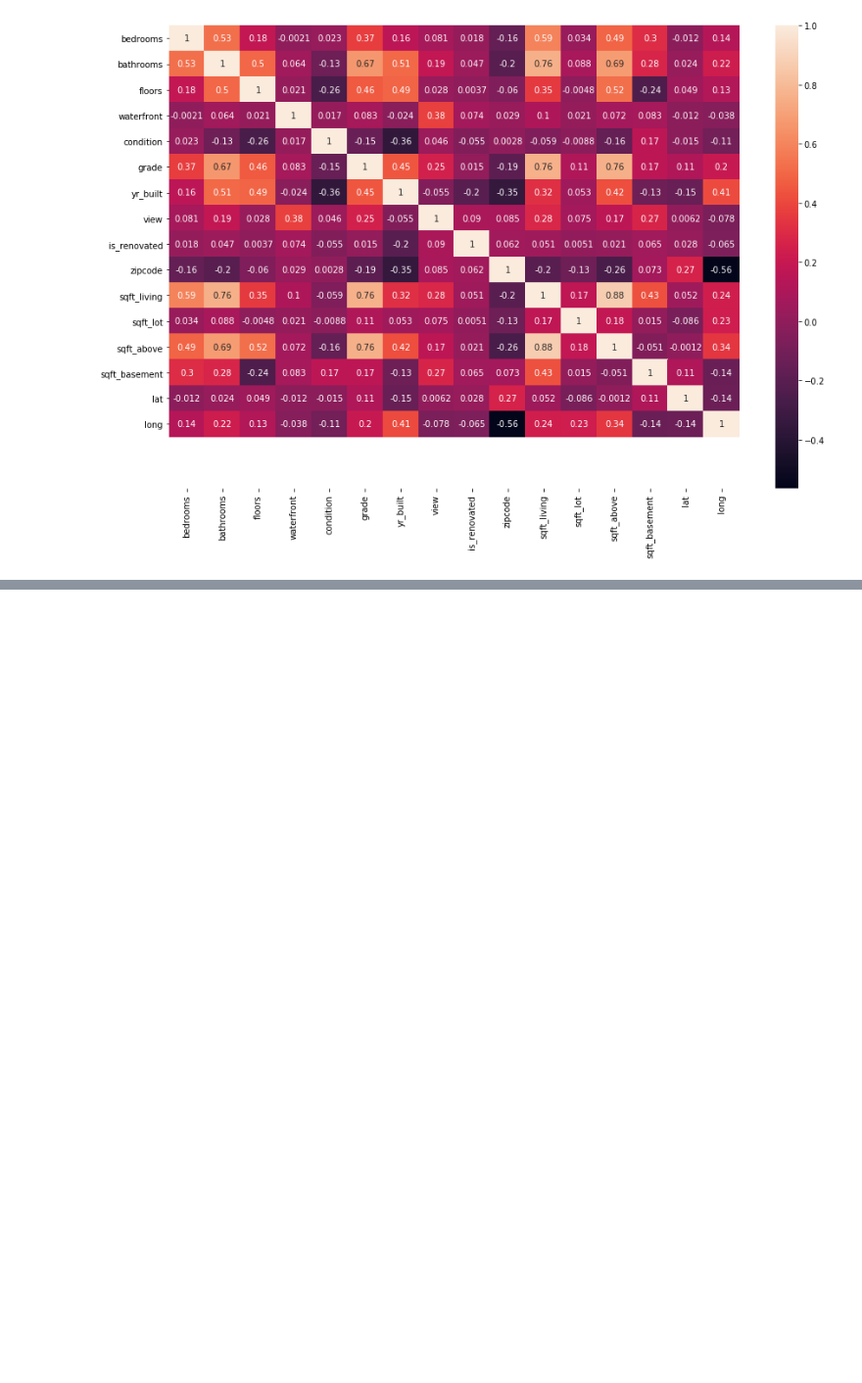
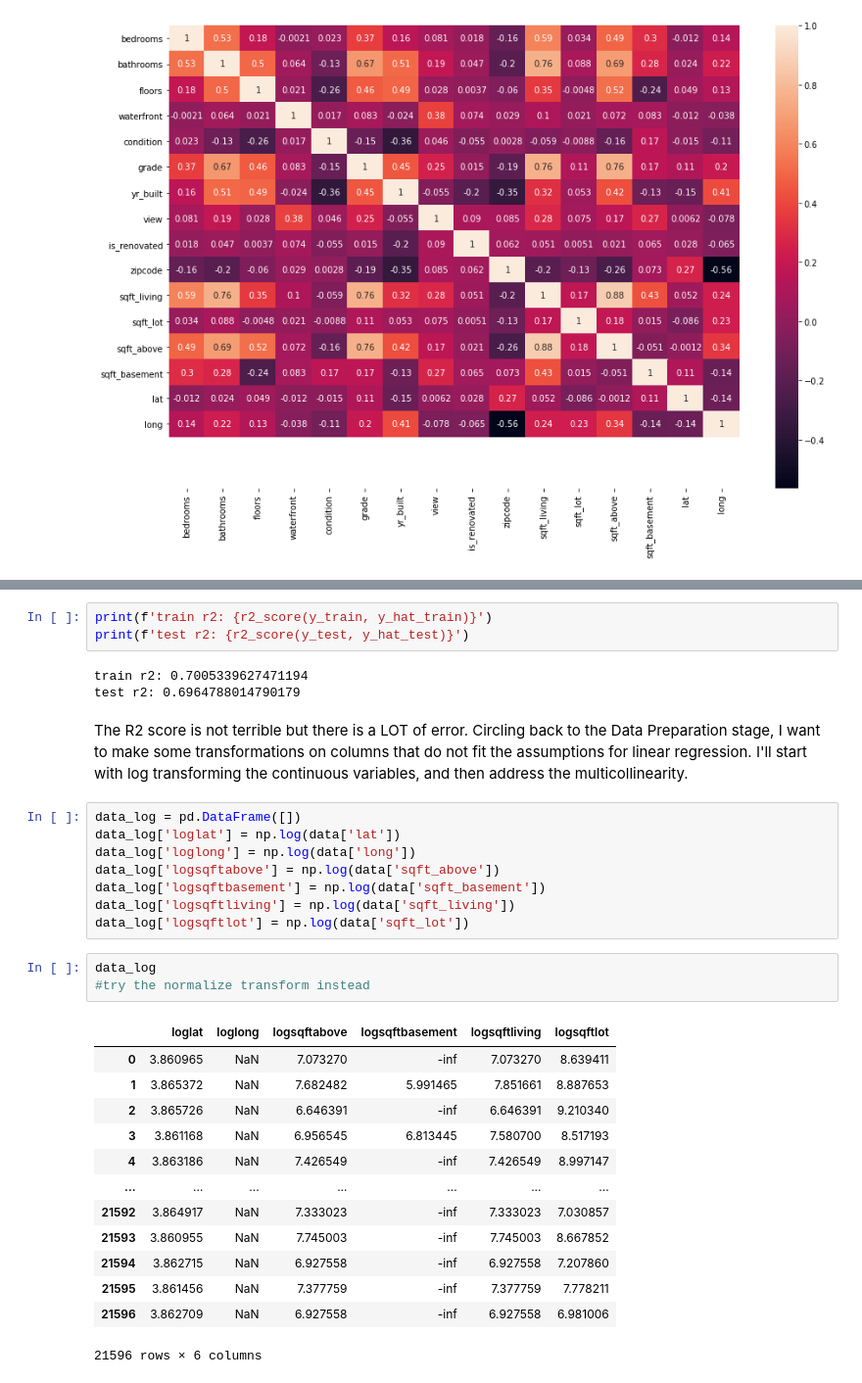
Before and after one commit to christisarv/linear-modeling-house-prices, a Jupyter notebook: Phase 2 Project Scratch Notebook.ipynb, the cells around one changed output, grey strips where cells are left out. Shown at 98% size. Drawn from its saved outputs; the diff is of its cells as text; blank space fills up the shorter version.

```diff
--- a/Phase 2 Project Scratch Notebook.ipynb
+++ b/Phase 2 Project Scratch Notebook.ipynb
@@ -233,0 +226,33 @@ print('Test Mean Squarred Error:', test_mse)
+# %%
+print(f'train r2: {r2_score(y_train, y_hat_train)}')
+print(f'test r2: {r2_score(y_test, y_hat_test)}')
+# %% [output]
+train r2: 0.7005339627471194
+test r2: 0.6964788014790179
+# %% [markdown]
+The R2 score is not terrible but there is a LOT of error. Circling back to the Data Preparation stage, I want to make some transformations on columns that do not fit the assumptions for linear regression. I'll start with log transforming the continuous variables, and then address the multicollinearity.
+# %%
+data_log = pd.DataFrame([])
+data_log['loglat'] = np.log(data['lat'])
+data_log['loglong'] = np.log(data['long'])
+data_log['logsqftabove'] = np.log(data['sqft_above'])
+data_log['logsqftbasement'] = np.log(data['sqft_basement'])
+data_log['logsqftliving'] = np.log(data['sqft_living'])
+data_log['logsqftlot'] = np.log(data['sqft_lot'])
+# %%
+data_log
+#try the normalize transform instead
+# %% [output]
+|  | loglat | loglong | logsqftabove | logsqftbasement | logsqftliving | logsqftlot |
+| 0 | 3.860965 | NaN | 7.073270 | -inf | 7.073270 | 8.639411 |
+| 1 | 3.865372 | NaN | 7.682482 | 5.991465 | 7.851661 | 8.887653 |
+| 2 | 3.865726 | NaN | 6.646391 | -inf | 6.646391 | 9.210340 |
+| 3 | 3.861168 | NaN | 6.956545 | 6.813445 | 7.580700 | 8.517193 |
+| 4 | 3.863186 | NaN | 7.426549 | -inf | 7.426549 | 8.997147 |
+| ... | ... | ... | ... | ... | ... | ... |
+| 21592 | 3.864917 | NaN | 7.333023 | -inf | 7.333023 | 7.030857 |
+| 21593 | 3.860955 | NaN | 7.745003 | -inf | 7.745003 | 8.667852 |
+| 21594 | 3.862715 | NaN | 6.927558 | -inf | 6.927558 | 7.207860 |
+| 21595 | 3.861456 | NaN | 7.377759 | -inf | 7.377759 | 7.778211 |
+| 21596 | 3.862709 | NaN | 6.927558 | -inf | 6.927558 | 6.981006 |
+21596 rows × 6 columns
```
Also changed, not shown: parts of 46 cells of this notebook.
